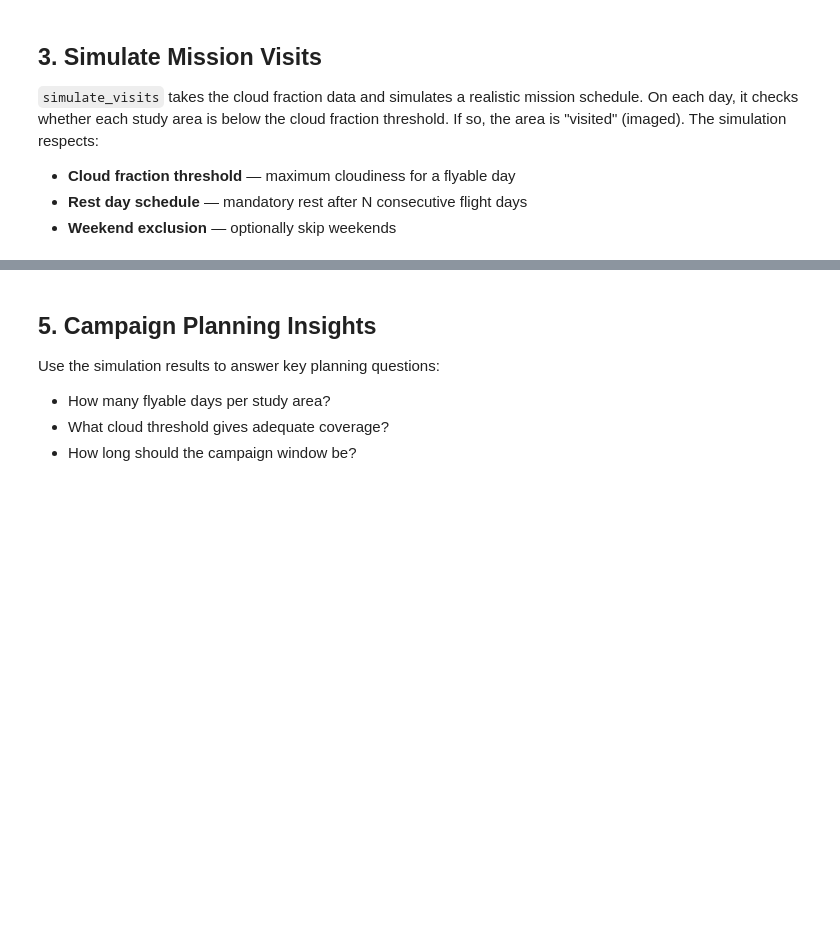
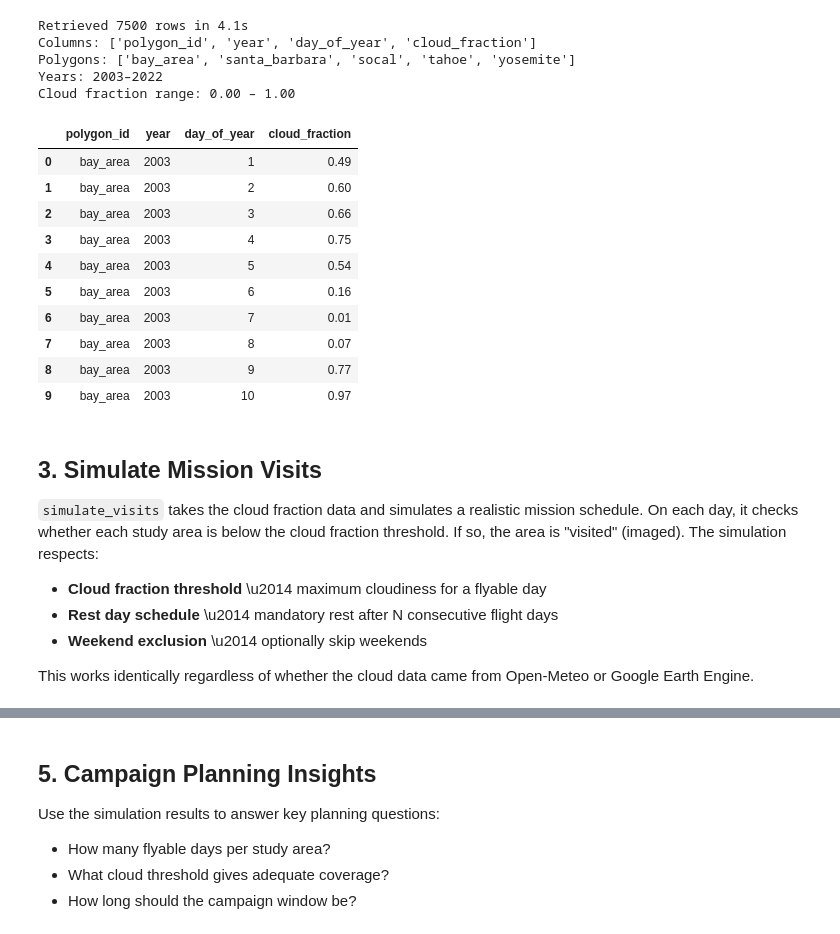
Before and after one commit to ryanpavlick/hyplan, a Jupyter notebook: notebooks/cloud_analysis.ipynb, the cells around one changed output, grey strips where cells are left out. Saved outputs shown, nothing was run; the diff lists cells and outputs as text; code cells hidden in the pictures; blank space fills up the shorter version.

```diff
--- a/notebooks/cloud_analysis.ipynb
+++ b/notebooks/cloud_analysis.ipynb
@@ -81,3 +71,40 @@ cloud_data_df.head(10)
+# %%
+import time
+
+t0 = time.time()
+cloud_data_df = fetch_cloud_fraction(
+    polygon_file=polygon_file,
+    year_start=2003,
+    year_stop=2022,
+    day_start=1,
+    day_stop=75,
+    source="openmeteo",
+)
+elapsed = time.time() - t0
+
+print(f"Retrieved {len(cloud_data_df)} rows in {elapsed:.1f}s")
+print(f"Columns: {list(cloud_data_df.columns)}")
+print(f"Polygons: {sorted(cloud_data_df['polygon_id'].unique())}")
+print(f"Years: {cloud_data_df['year'].min()}–{cloud_data_df['year'].max()}")
+print(f"Cloud fraction range: {cloud_data_df['cloud_fraction'].min():.2f} – {cloud_data_df['cloud_fraction'].max():.2f}")
+cloud_data_df.head(10)
+# %% [output]
+Retrieved 7500 rows in 4.1s
+Columns: ['polygon_id', 'year', 'day_of_year', 'cloud_fraction']
+Polygons: ['bay_area', 'santa_barbara', 'socal', 'tahoe', 'yosemite']
+Years: 2003–2022
+Cloud fraction range: 0.00 – 1.00
+|  | polygon_id | year | day_of_year | cloud_fraction |
+| 0 | bay_area | 2003 | 1 | 0.49 |
+| 1 | bay_area | 2003 | 2 | 0.60 |
+| 2 | bay_area | 2003 | 3 | 0.66 |
+| 3 | bay_area | 2003 | 4 | 0.75 |
+| 4 | bay_area | 2003 | 5 | 0.54 |
+| 5 | bay_area | 2003 | 6 | 0.16 |
+| 6 | bay_area | 2003 | 7 | 0.01 |
+| 7 | bay_area | 2003 | 8 | 0.07 |
+| 8 | bay_area | 2003 | 9 | 0.77 |
+| 9 | bay_area | 2003 | 10 | 0.97 |
 # %% [markdown]
 ## 3. Simulate Mission Visits
 
@@ -86,9 +113,12 @@ realistic mission schedule. On each day, it checks whether each
 study area is below the cloud fraction threshold. If so, the area
 is "visited" (imaged). The simulation respects:
 
-- **Cloud fraction threshold** — maximum cloudiness for a flyable day
-- **Rest day schedule** — mandatory rest after N consecutive flight days
-- **Weekend exclusion** — optionally skip weekends
+- **Cloud fraction threshold** \u2014 maximum cloudiness for a flyable day
+- **Rest day schedule** \u2014 mandatory rest after N consecutive flight days
+- **Weekend exclusion** \u2014 optionally skip weekends
+
+This works identically regardless of whether the cloud data came
+from Open-Meteo or Google Earth Engine.
 # %%
 # Simulate visits for February-March window
 day_start = 30
```
Also changed, not shown: parts of 17 cells of this notebook, 4 other files.
